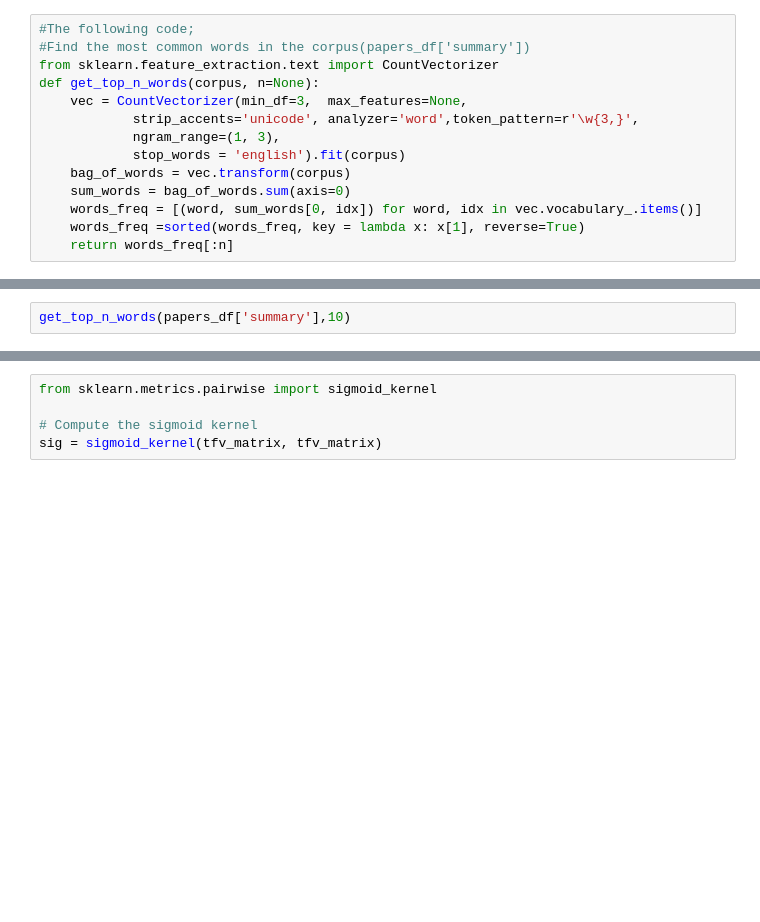
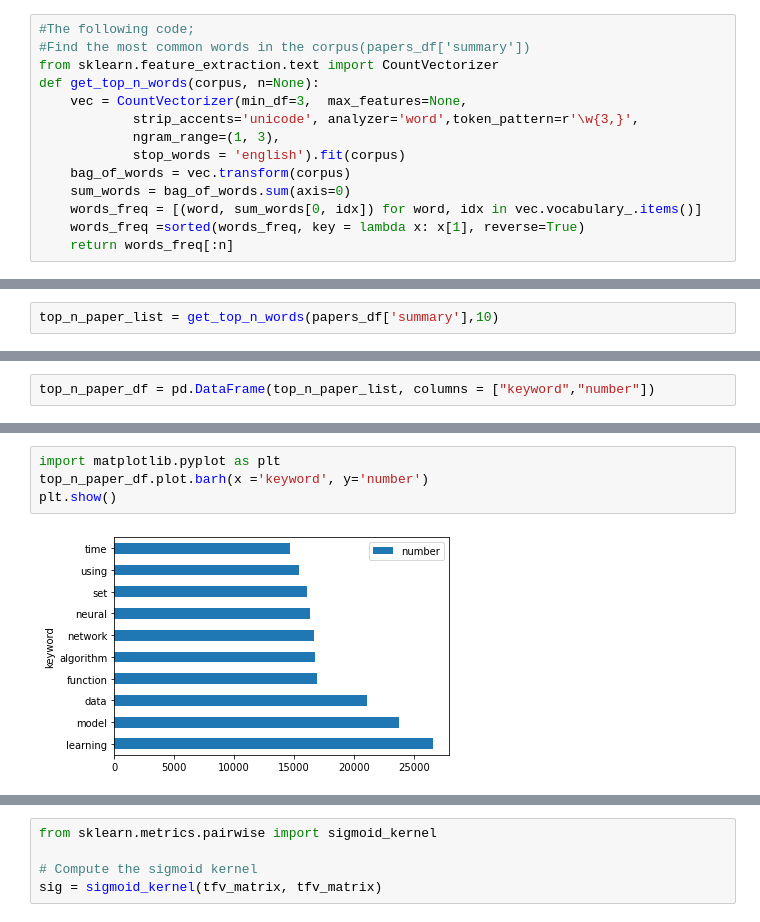
Before and after one commit to Veys101/Paper-Recommendation-Application, a Jupyter notebook: Content-Based-Filtering/Content_Based_Filtering_v4.0.ipynb, the cells around one changed output, grey strips where cells are left out. Drawn from its saved outputs; the diff is of its cells as text; blank space fills up the shorter version.

```diff
--- a/Content-Based-Filtering/Content_Based_Filtering_v4.0.ipynb
+++ b/Content-Based-Filtering/Content_Based_Filtering_v4.0.ipynb
@@ -101,2 +121,2 @@ def get_top_n_words(corpus, n=None):
 # %%
-get_top_n_words(papers_df['summary'],10)
+top_n_paper_list = get_top_n_words(papers_df['summary'],10)
@@ -113,0 +123,2 @@ get_top_n_words(papers_df['summary'],10)
+# %%
+top_n_paper_df = pd.DataFrame(top_n_paper_list, columns = ["keyword","number"])
@@ -113,0 +139,6 @@ get_top_n_words(papers_df['summary'],10)
+# %%
+import matplotlib.pyplot as plt
+top_n_paper_df.plot.barh(x ='keyword', y='number')
+plt.show()
+# %% [output]
+[figure, added]
```
Also changed, not shown: parts of 14 cells of this notebook, 1 other file.
